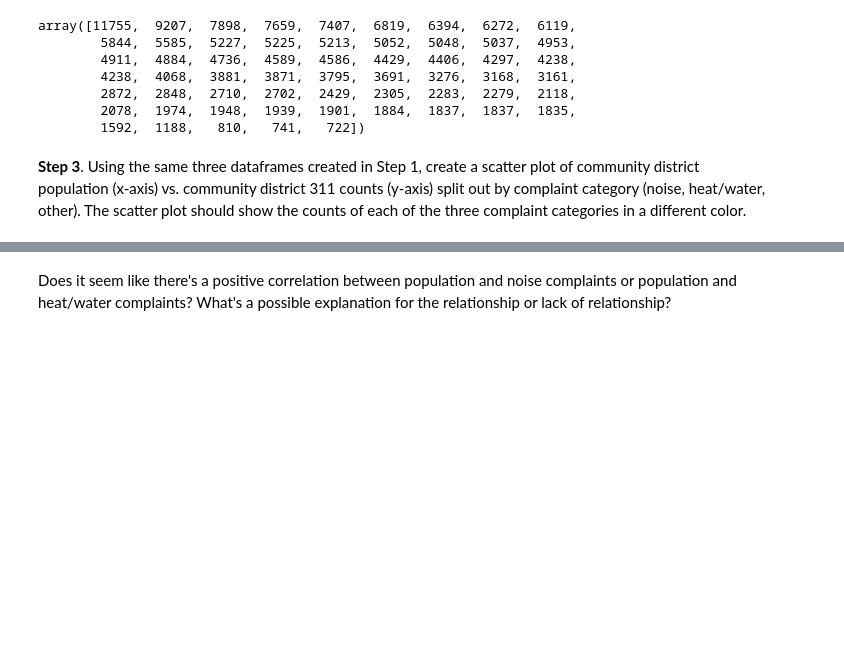
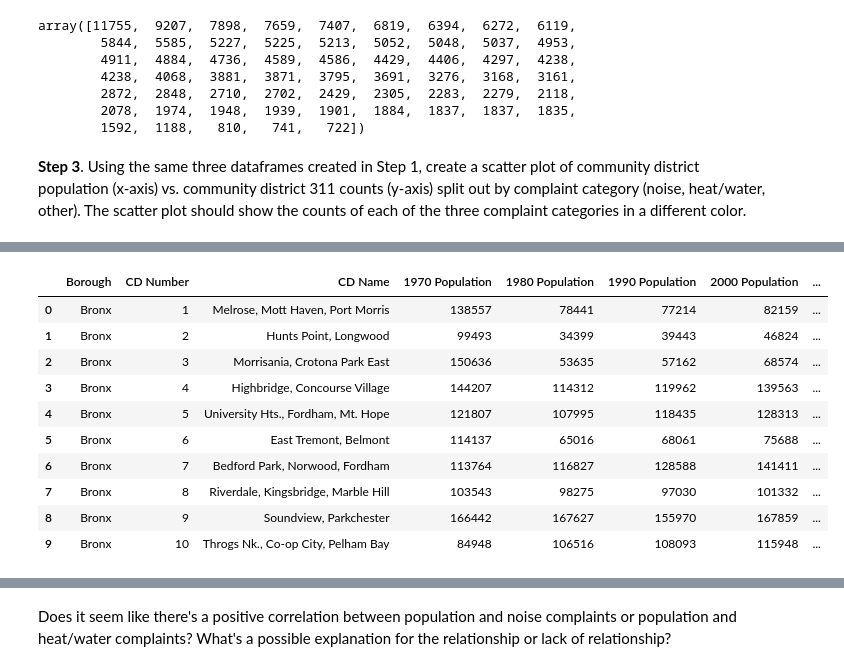
Before and after one commit to lrochaqu/nyu-python-public-policy, a Jupyter notebook: hw_4_lauraR.ipynb, the cells around one changed output, grey strips where cells are left out. Drawn from its saved outputs; the diff is of its cells as text; code cells hidden in the pictures; blank space fills up the shorter version.

```diff
--- a/hw_4_lauraR.ipynb
+++ b/hw_4_lauraR.ipynb
@@ -212,0 +223,14 @@ array([11755,  9207,  7898,  7659,  7407,  6819,  6394,  6272,  6119,
+# %%
+def recode_borocd_pop(row):
+  if row.Borough == 'Manhattan':
+    return str(100 + row['CD Number'])
+  elif row.Borough == 'Bronx':
+    return str(200 + row['CD Number'])
+  elif row.Borough == 'Brooklyn':
+    return str(300 + row['CD Number'])
+  elif row.Borough == 'Queens':
+    return str(400 + row['CD Number'])
+  elif row.Borough == 'Staten Island':
+    return str(500 + row['CD Number'])
+  else:
+    return 'Invalid borocd'
@@ -212,0 +246,14 @@ array([11755,  9207,  7898,  7659,  7407,  6819,  6394,  6272,  6119,
+# %%
+pop_heatwater.head(10)
+# %% [output]
+|  | Borough | CD Number | CD Name | 1970 Population | 1980 Population | 1990 Population | 2000 Population | ... |
+| 0 | Bronx | 1 | Melrose, Mott Haven, Port Morris | 138557 | 78441 | 77214 | 82159 | ... |
+| 1 | Bronx | 2 | Hunts Point, Longwood | 99493 | 34399 | 39443 | 46824 | ... |
+| 2 | Bronx | 3 | Morrisania, Crotona Park East | 150636 | 53635 | 57162 | 68574 | ... |
+| 3 | Bronx | 4 | Highbridge, Concourse Village | 144207 | 114312 | 119962 | 139563 | ... |
+| 4 | Bronx | 5 | University Hts., Fordham, Mt. Hope | 121807 | 107995 | 118435 | 128313 | ... |
+| 5 | Bronx | 6 | East Tremont, Belmont | 114137 | 65016 | 68061 | 75688 | ... |
+| 6 | Bronx | 7 | Bedford Park, Norwood, Fordham | 113764 | 116827 | 128588 | 141411 | ... |
+| 7 | Bronx | 8 | Riverdale, Kingsbridge, Marble Hill | 103543 | 98275 | 97030 | 101332 | ... |
+| 8 | Bronx | 9 | Soundview, Parkchester | 166442 | 167627 | 155970 | 167859 | ... |
+| 9 | Bronx | 10 | Throgs Nk., Co-op City, Pelham Bay | 84948 | 106516 | 108093 | 115948 | ... |
```
Also changed, not shown: parts of 5 cells of this notebook.
